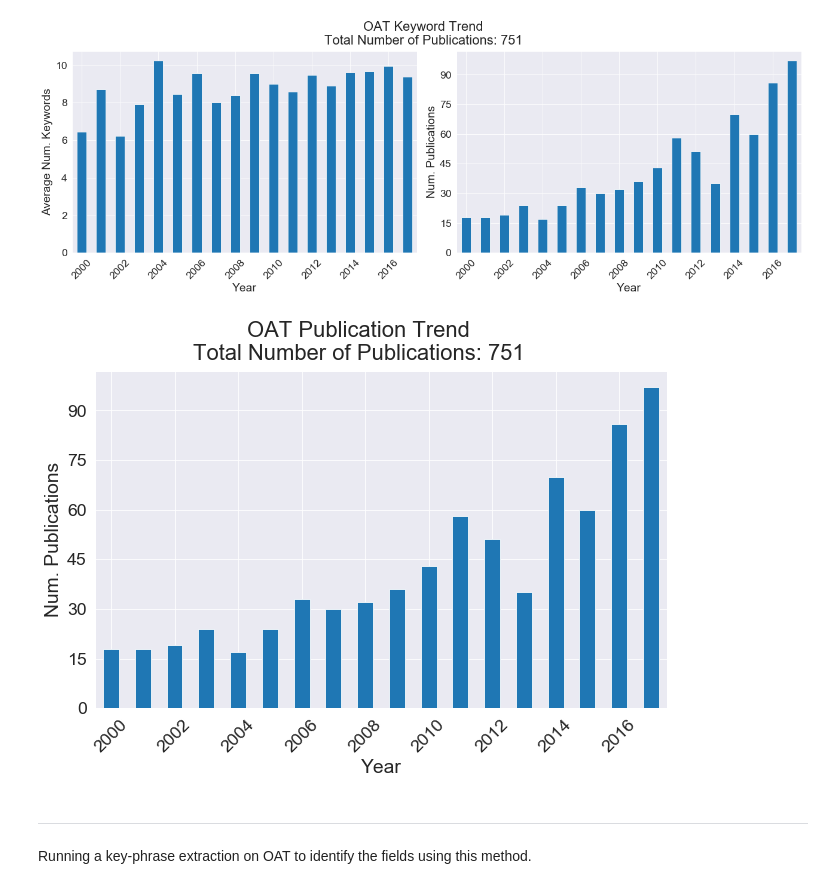
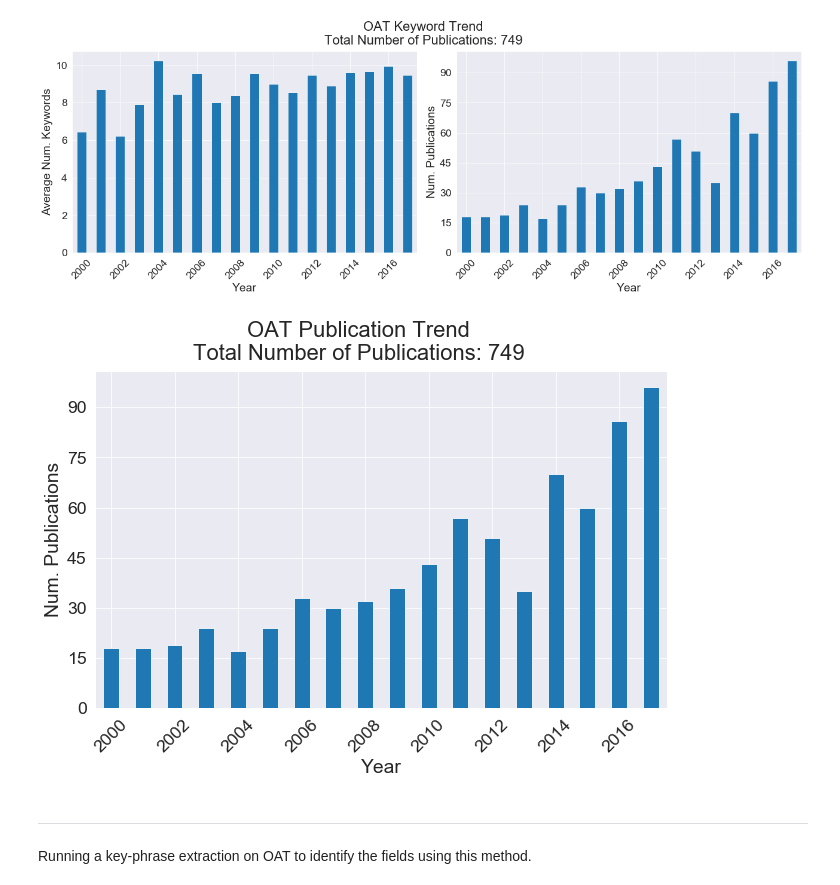
Before and after one commit to frog7/uasa-trends, a Jupyter notebook: notebooks/3f Identifying OAT in the corpora.ipynb, the cells around one changed output. Saved outputs shown, nothing was run; the diff lists cells and outputs as text; code cells hidden in the pictures.

```diff
--- a/notebooks/3f Identifying OAT in the corpora.ipynb
+++ b/notebooks/3f Identifying OAT in the corpora.ipynb
@@ -6,7 +3,5 @@ Initial setup
 # %%
 %run "Common setup.ipynb"
 # %%
-RC = mk.RecordCollection("tmp/rest_requested_corpora.txt")
+RC = mk.RecordCollection("{}/rest_filtered_corpora.txt".format(TMP_DIR))
 corpora_df = wosis.rc_to_df(RC)
-# %%
-wos_config = wosis.load_config('config.yml')
@@ -21,9 +18,9 @@ wos_plot.plot_kw_trend(all_oat, title='OAT Keyword Trend', save_plot_fn='figs/OA
 # %% [output]
 [figure]
 # %%
-wos_plot.plot_pub_trend(all_oat, title='OAT Publication Trend', save_plot_fn='figs/OAT_pub_trend.png')
+wos_plot.plot_pub_trend(all_oat, title='OAT Publication Trend', save_plot_fn='{}/OAT_pub_trend.png'.format(FIG_DIR))
 # %% [output]
-[figure, old version]
+[figure, new version]
 # %% [markdown]
 <hr> Running a key-phrase extraction on OAT to identify the fields using this method.
 # %%
```
Also changed, not shown: parts of 15 cells of this notebook, 8 other files.
